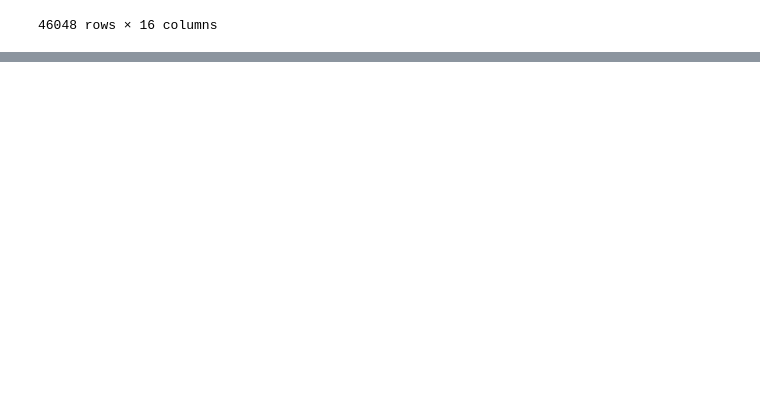
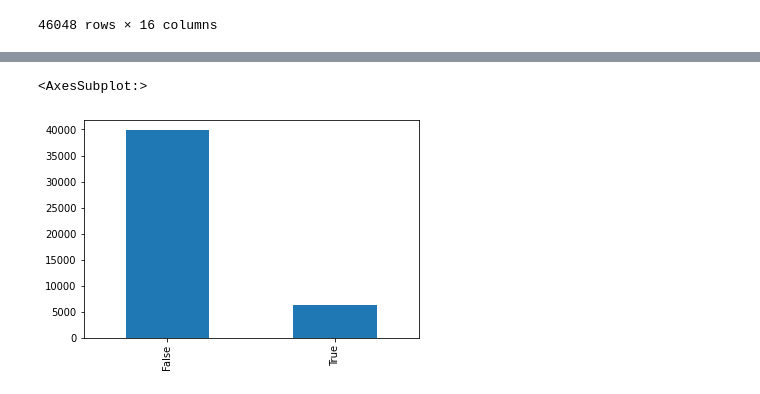
Before and after one commit to dhruszecki/cdatos-taller-1, a Jupyter notebook: workbook.ipynb, the cells around one changed output, grey strips where cells are left out. Cells and saved outputs as stored; diff of their text form; code cells hidden in the pictures; blank space fills up the shorter version.

```diff
--- a/workbook.ipynb
+++ b/workbook.ipynb
@@ -52,0 +145,5 @@ df
+# %%
+df['user_verified'].value_counts().head(n=10).plot.bar()
+# %% [output]
+<AxesSubplot:>
+[figure, added]
```
Also changed, not shown: parts of 63 cells of this notebook, 3 other files.
